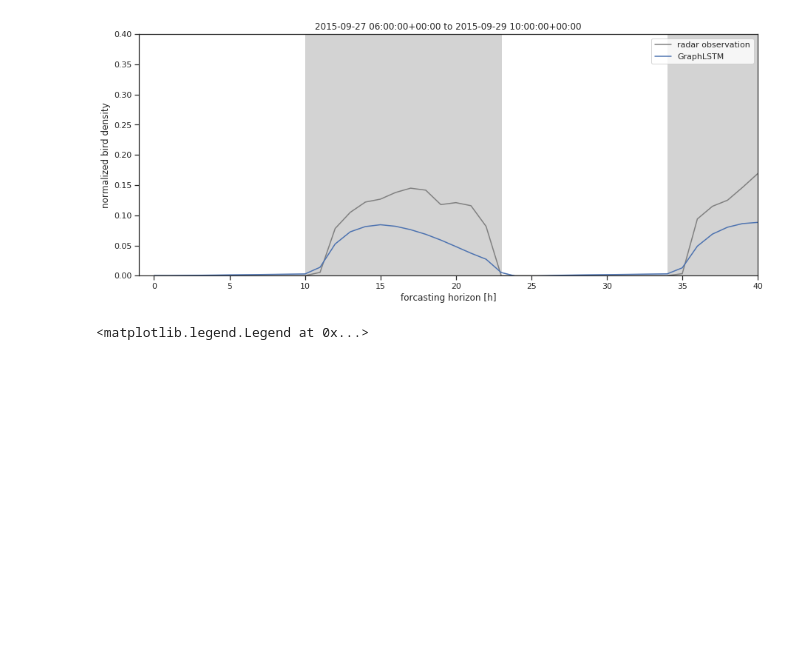
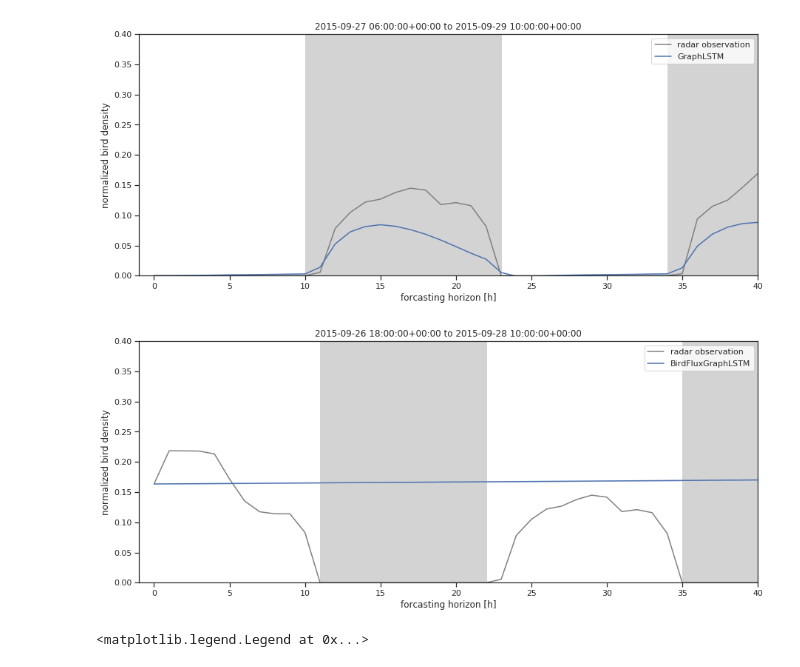
Before and after one commit to FionaLippert/birdMigration, a Jupyter notebook: notebooks/model_performance_radar.ipynb, the cells around one changed output. Drawn from its saved outputs; the diff is of its cells as text; code cells hidden in the pictures; blank space fills up the shorter version.

```diff
--- a/notebooks/model_performance_radar.ipynb
+++ b/notebooks/model_performance_radar.ipynb
@@ -274,6 +294,11 @@ nidx=30
 fig = utils.plot_example_prediction(results_enc, 'defld', nidx, bird_scales_enc, max=0.4)
 # %% [output]
 [figure]
+# %%
+nidx=30
+fig = utils.plot_example_prediction(results_sp, 'defld', nidx, bird_scales_sp, max=0.4)
+# %% [output]
+[figure, added]
 # %%
 m = 'GraphLSTM'
 seqID = 22
```
Also changed, not shown: parts of 3 cells of this notebook, 1 other file.
